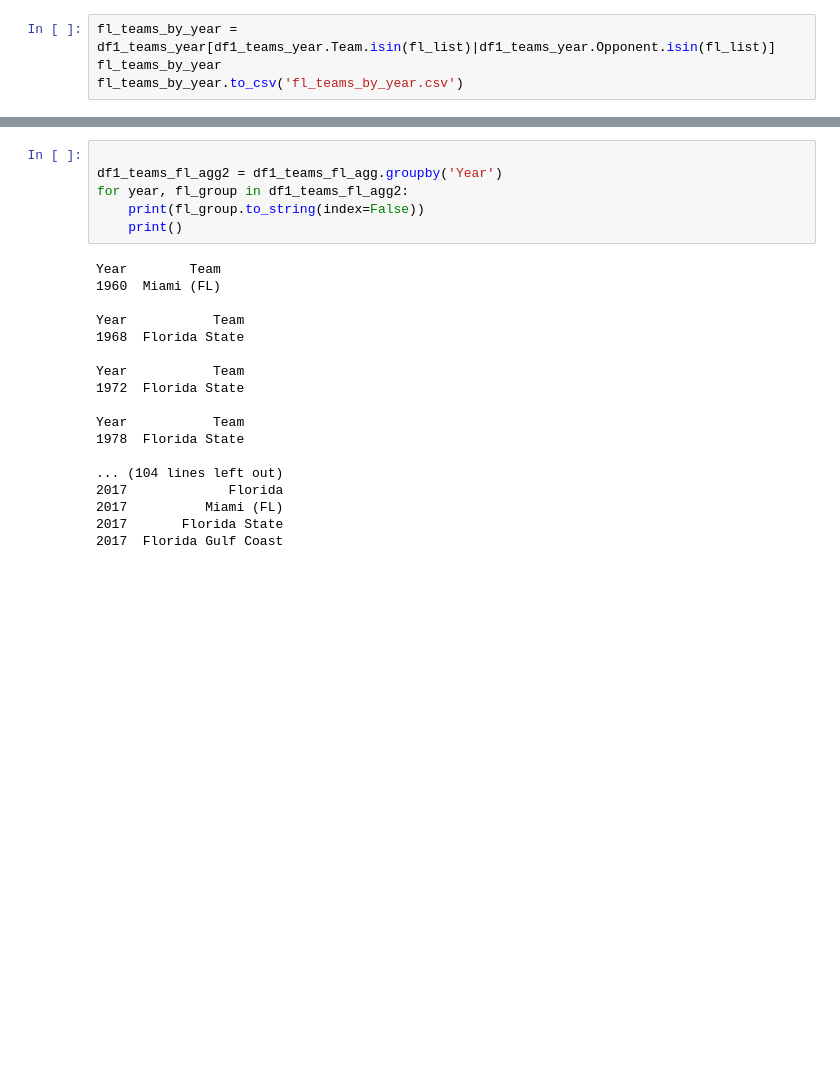
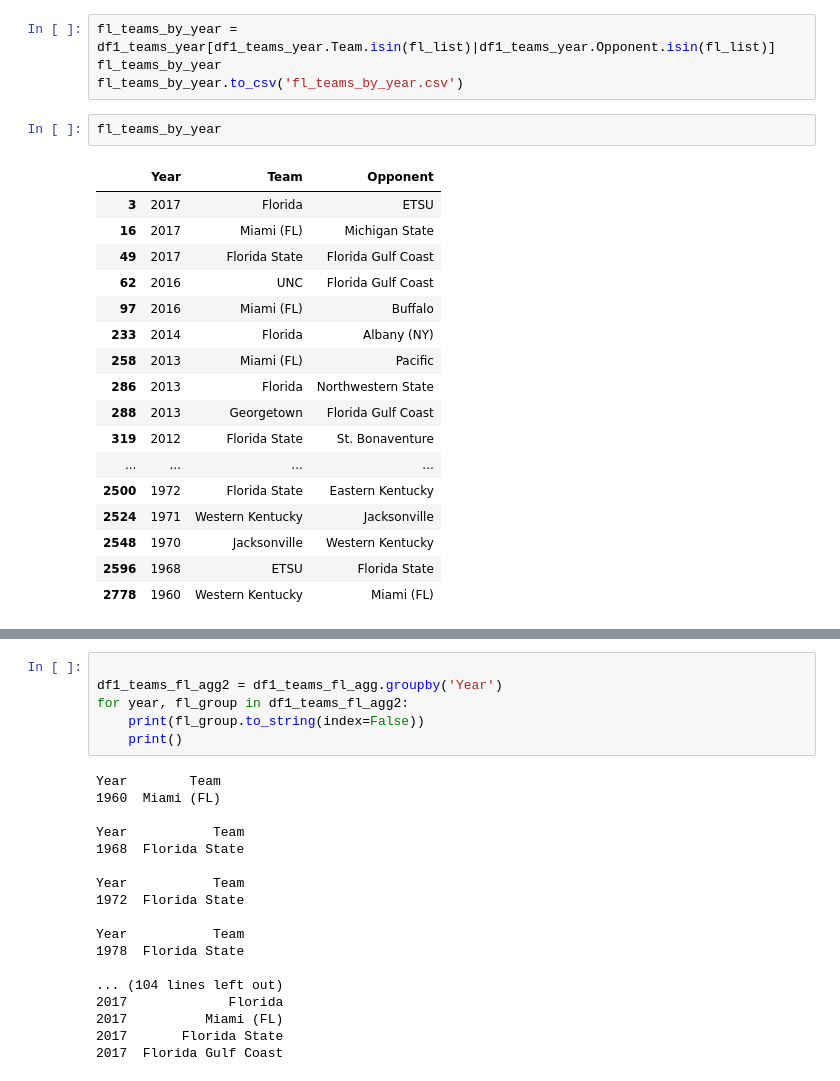
Before and after one commit to dholubek/ncaa_seeds, a Jupyter notebook: ncaa_all_years.ipynb, the cells around one changed output, grey strips where cells are left out. Drawn from its saved outputs; the diff is of its cells as text; blank space fills up the shorter version.

```diff
--- a/ncaa_all_years.ipynb
+++ b/ncaa_all_years.ipynb
@@ -133,6 +123,26 @@ dtype: int64
 fl_teams_by_year = df1_teams_year[df1_teams_year.Team.isin(fl_list)|df1_teams_year.Opponent.isin(fl_list)]
 fl_teams_by_year
 fl_teams_by_year.to_csv('fl_teams_by_year.csv')
+# %%
+fl_teams_by_year
+# %% [output]
+|  | Year | Team | Opponent |
+| 3 | 2017 | Florida | ETSU |
+| 16 | 2017 | Miami (FL) | Michigan State |
+| 49 | 2017 | Florida State | Florida Gulf Coast |
+| 62 | 2016 | UNC | Florida Gulf Coast |
+| 97 | 2016 | Miami (FL) | Buffalo |
+| 233 | 2014 | Florida | Albany (NY) |
+| 258 | 2013 | Miami (FL) | Pacific |
+| 286 | 2013 | Florida | Northwestern State |
+| 288 | 2013 | Georgetown | Florida Gulf Coast |
+| 319 | 2012 | Florida State | St. Bonaventure |
+| ... | ... | ... | ... |
+| 2500 | 1972 | Florida State | Eastern Kentucky |
+| 2524 | 1971 | Western Kentucky | Jacksonville |
+| 2548 | 1970 | Jacksonville | Western Kentucky |
+| 2596 | 1968 | ETSU | Florida State |
+| 2778 | 1960 | Western Kentucky | Miami (FL) |
 # %%
 df1_teams_year_t = df1_teams_year.loc[:, ['Year','Team']][df1_teams_year.Team.isin(fl_list)]
 df1_teams_year_o = df1_teams_year.loc[:, ['Year','Opponent']][df1_teams_year.Opponent.isin(fl_list)]
```
Also changed, not shown: parts of 7 cells of this notebook, 4 other files.
